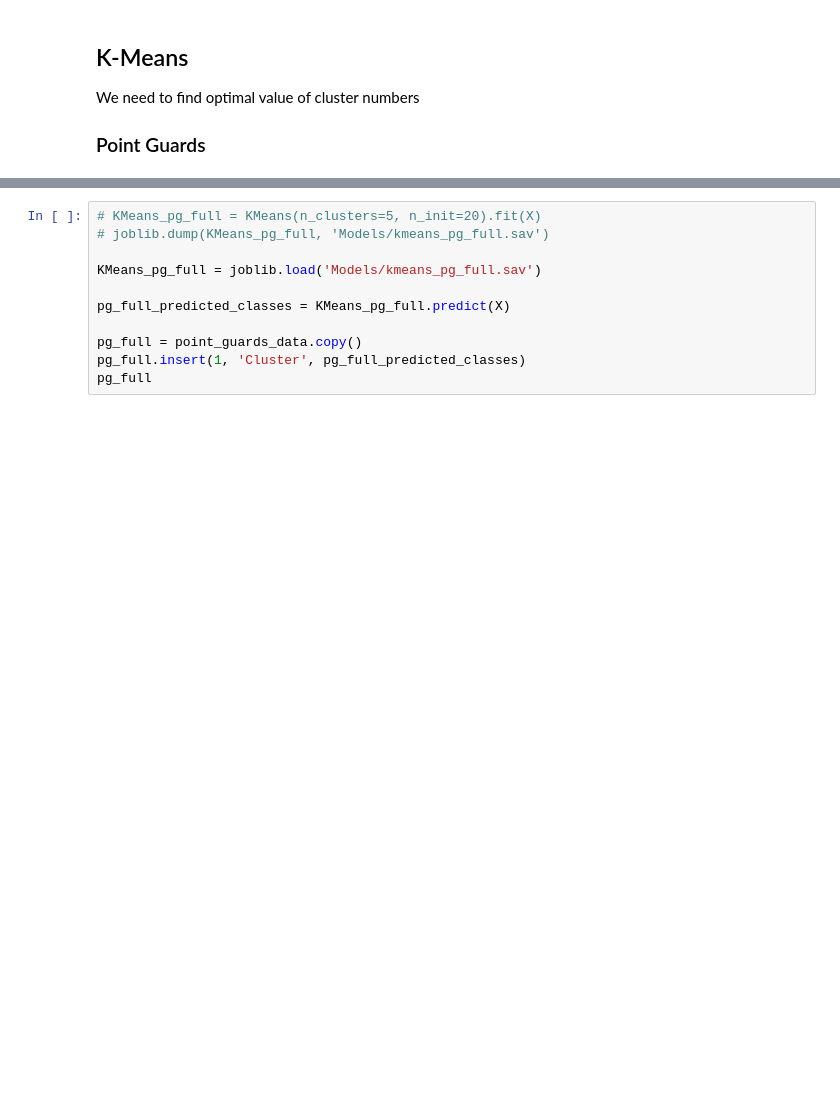
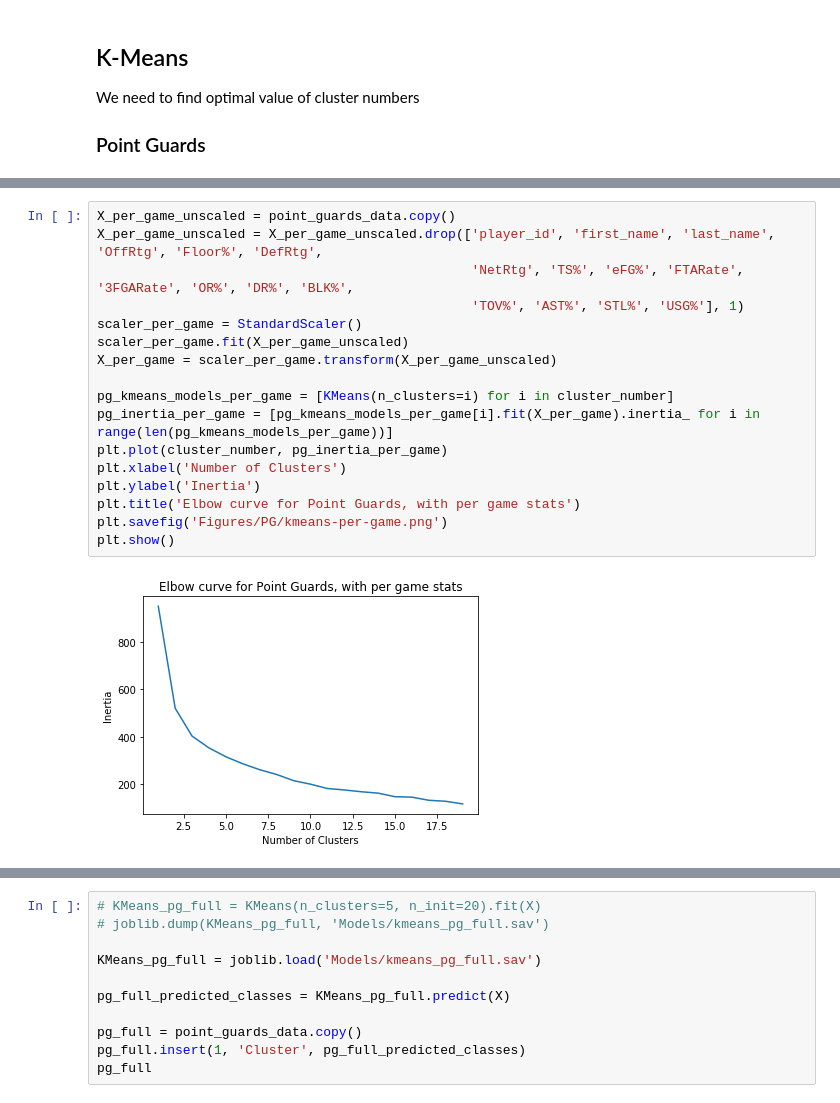
Before and after one commit to JoseRuizCasado/NBAPlayersClustering, a Jupyter notebook: NBAPlayerClustering.ipynb, the cells around one changed output, grey strips where cells are left out. Drawn from its saved outputs; the diff is of its cells as text; blank space fills up the shorter version.

```diff
--- a/NBAPlayerClustering.ipynb
+++ b/NBAPlayerClustering.ipynb
@@ -153,0 +171,19 @@ c
+# %%
+X_per_game_unscaled = point_guards_data.copy()
+X_per_game_unscaled = X_per_game_unscaled.drop(['player_id', 'first_name', 'last_name', 'OffRtg', 'Floor%', 'DefRtg',
+                                                'NetRtg', 'TS%', 'eFG%', 'FTARate', '3FGARate', 'OR%', 'DR%', 'BLK%',
+                                                'TOV%', 'AST%', 'STL%', 'USG%'], 1)
+scaler_per_game = StandardScaler()
+scaler_per_game.fit(X_per_game_unscaled)
+X_per_game = scaler_per_game.transform(X_per_game_unscaled)
+
+pg_kmeans_models_per_game = [KMeans(n_clusters=i) for i in cluster_number]
+pg_inertia_per_game = [pg_kmeans_models_per_game[i].fit(X_per_game).inertia_ for i in range(len(pg_kmeans_models_per_game))]
+plt.plot(cluster_number, pg_inertia_per_game)
+plt.xlabel('Number of Clusters')
+plt.ylabel('Inertia')
+plt.title('Elbow curve for Point Guards, with per game stats')
+plt.savefig('Figures/PG/kmeans-per-game.png')
+plt.show()
+# %% [output]
+[figure, added]
```
Also changed, not shown: parts of 7 cells of this notebook, 6 other files.
